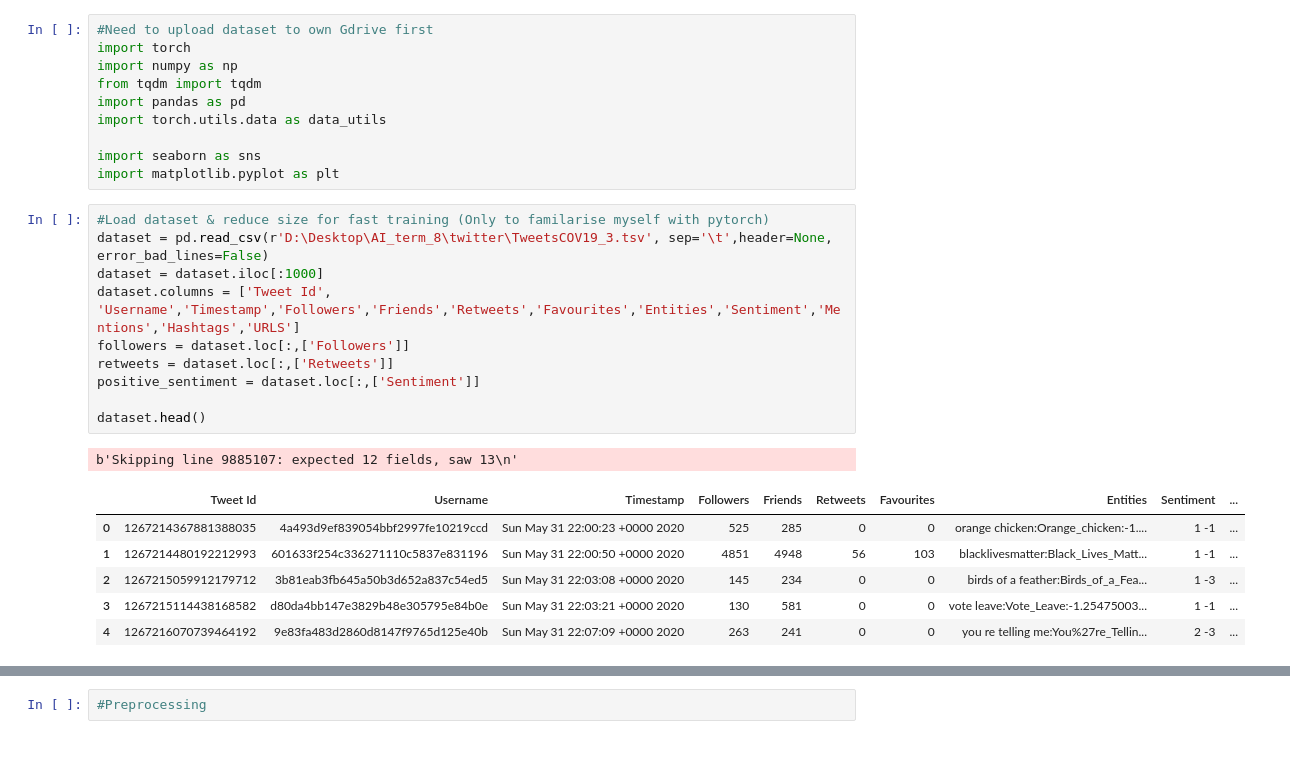
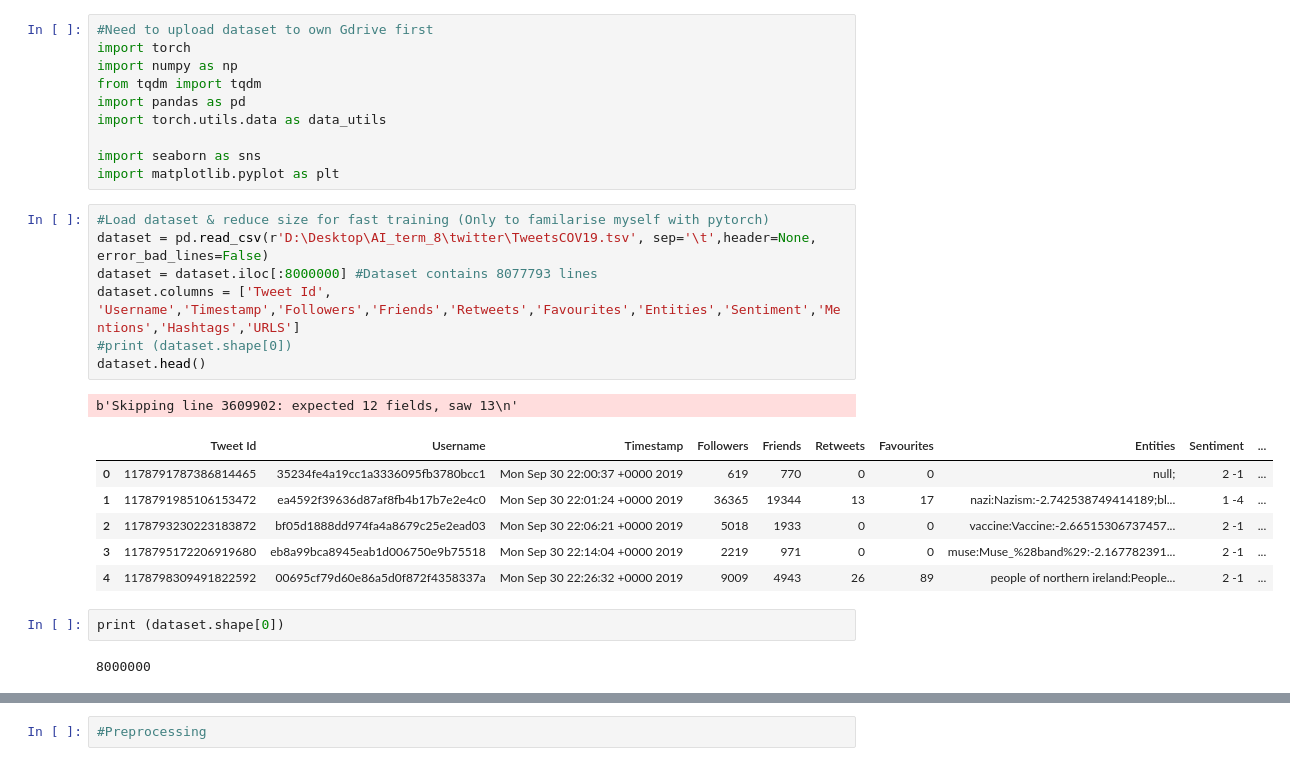
Before and after one commit to Dustyik/TwitterAIproj, a Jupyter notebook: attemptone.ipynb, the cells around one changed output, grey strips where cells are left out. Saved outputs shown, nothing was run; the diff lists cells and outputs as text.

```diff
--- a/attemptone.ipynb
+++ b/attemptone.ipynb
@@ -12,22 +12,23 @@ import seaborn as sns
 import matplotlib.pyplot as plt
 # %%
 #Load dataset & reduce size for fast training (Only to familarise myself with pytorch)
-dataset = pd.read_csv(r'D:\Desktop\AI_term_8\twitter\TweetsCOV19_3.tsv', sep='\t',header=None, error_bad_lines=False)
-dataset = dataset.iloc[:1000]
+dataset = pd.read_csv(r'D:\Desktop\AI_term_8\twitter\TweetsCOV19.tsv', sep='\t',header=None, error_bad_lines=False)
+dataset = dataset.iloc[:8000000] #Dataset contains 8077793 lines
 dataset.columns = ['Tweet Id', 'Username','Timestamp','Followers','Friends','Retweets','Favourites','Entities','Sentiment','Mentions','Hashtags','URLS']
-followers = dataset.loc[:,['Followers']]
-retweets = dataset.loc[:,['Retweets']]
-positive_sentiment = dataset.loc[:,['Sentiment']]
-
+#print (dataset.shape[0])
 dataset.head()
 # %% [output]
-b'Skipping line 9885107: expected 12 fields, saw 13\n'
+b'Skipping line 3609902: expected 12 fields, saw 13\n'
 |  | Tweet Id | Username | Timestamp | Followers | Friends | Retweets | Favourites | Entities | Sentiment | ... |
-| 0 | 1267214367881388035 | 4a493d9ef839054bbf2997fe10219ccd | Sun May 31 22:00:23 +0000 2020 | 525 | 285 | 0 | 0 | orange chicken:Orange_chicken:-1.... | 1 -1 | ... |
-| 1 | 1267214480192212993 | 601633f254c336271110c5837e831196 | Sun May 31 22:00:50 +0000 2020 | 4851 | 4948 | 56 | 103 | blacklivesmatter:Black_Lives_Matt... | 1 -1 | ... |
-| 2 | 1267215059912179712 | 3b81eab3fb645a50b3d652a837c54ed5 | Sun May 31 22:03:08 +0000 2020 | 145 | 234 | 0 | 0 | birds of a feather:Birds_of_a_Fea... | 1 -3 | ... |
-| 3 | 1267215114438168582 | d80da4bb147e3829b48e305795e84b0e | Sun May 31 22:03:21 +0000 2020 | 130 | 581 | 0 | 0 | vote leave:Vote_Leave:-1.25475003... | 1 -1 | ... |
-| 4 | 1267216070739464192 | 9e83fa483d2860d8147f9765d125e40b | Sun May 31 22:07:09 +0000 2020 | 263 | 241 | 0 | 0 | you re telling me:You%27re_Tellin... | 2 -3 | ... |
+| 0 | 1178791787386814465 | 35234fe4a19cc1a3336095fb3780bcc1 | Mon Sep 30 22:00:37 +0000 2019 | 619 | 770 | 0 | 0 | null; | 2 -1 | ... |
+| 1 | 1178791985106153472 | ea4592f39636d87af8fb4b17b7e2e4c0 | Mon Sep 30 22:01:24 +0000 2019 | 36365 | 19344 | 13 | 17 | nazi:Nazism:-2.742538749414189;bl... | 1 -4 | ... |
+| 2 | 1178793230223183872 | bf05d1888dd974fa4a8679c25e2ead03 | Mon Sep 30 22:06:21 +0000 2019 | 5018 | 1933 | 0 | 0 | vaccine:Vaccine:-2.66515306737457... | 2 -1 | ... |
+| 3 | 1178795172206919680 | eb8a99bca8945eab1d006750e9b75518 | Mon Sep 30 22:14:04 +0000 2019 | 2219 | 971 | 0 | 0 | muse:Muse_%28band%29:-2.167782391... | 2 -1 | ... |
+| 4 | 1178798309491822592 | 00695cf79d60e86a5d0f872f4358337a | Mon Sep 30 22:26:32 +0000 2019 | 9009 | 4943 | 26 | 89 | people of northern ireland:People... | 2 -1 | ... |
+# %%
+print (dataset.shape[0])
+# %% [output]
+8000000
 # %%
 import itertools
 import re
```
Also changed, not shown: parts of 13 cells of this notebook.
